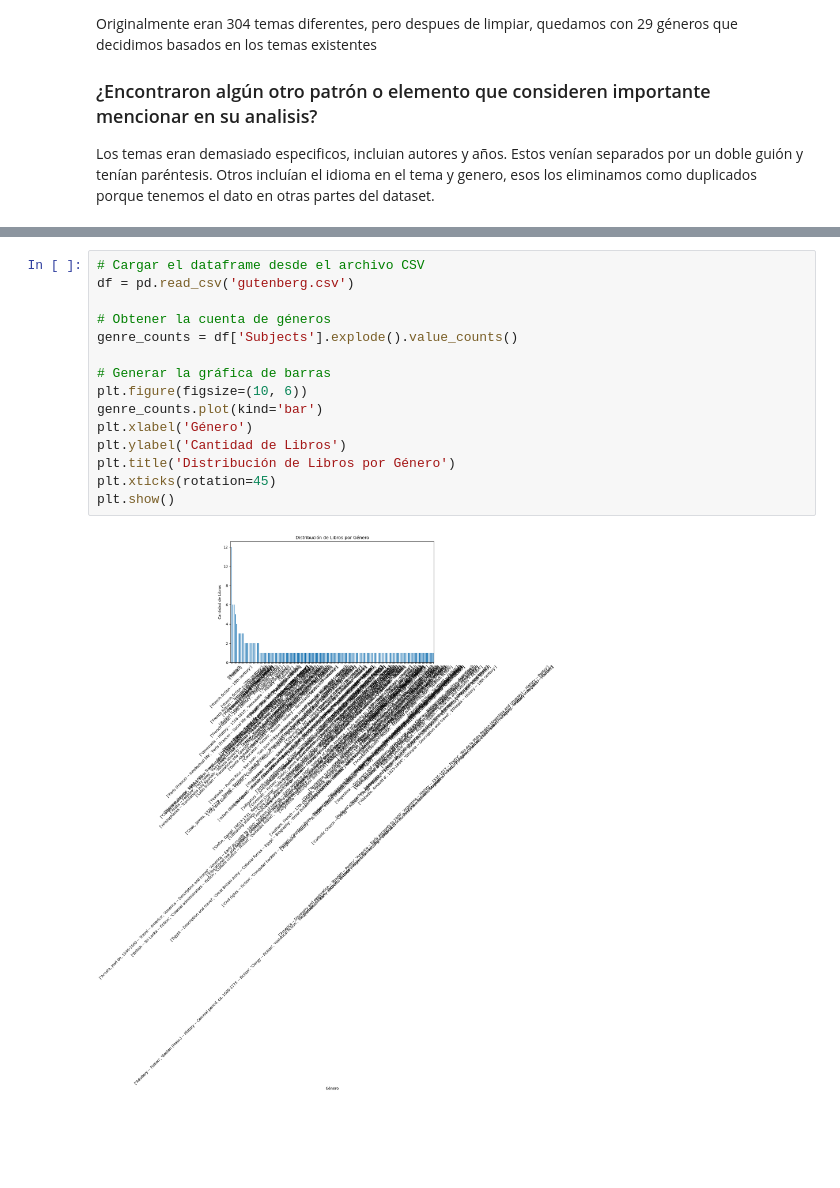
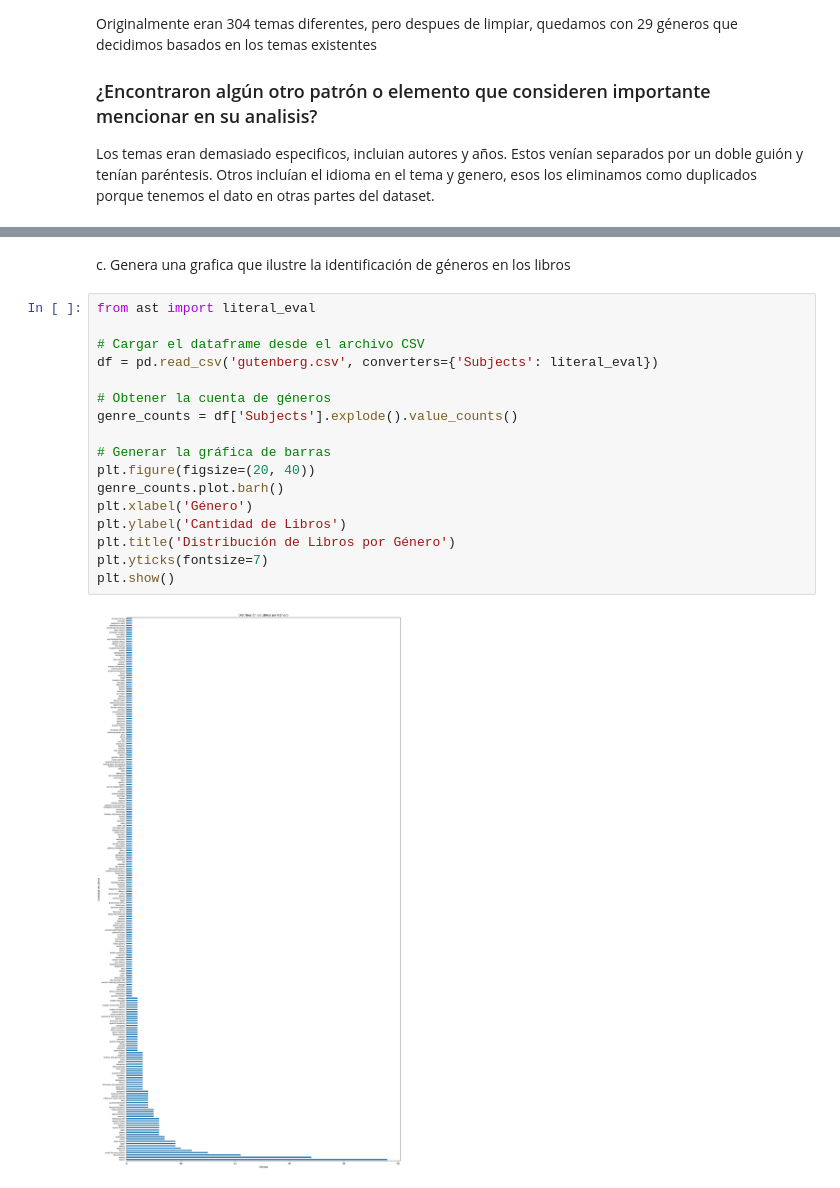
Before and after one commit to GGA-SchoolWork/AprendizajeAutomatico_Gutenberg, a Jupyter notebook: gutenberg.ipynb, the cells around one changed output, grey strips where cells are left out. Cells and saved outputs as stored; diff of their text form; blank space fills up the shorter version.

```diff
--- a/gutenberg.ipynb
+++ b/gutenberg.ipynb
@@ -367,17 +339,21 @@ plt.show()
+# %% [markdown]
+c. Genera una grafica que ilustre la identificación de géneros en los libros
 # %%
+from ast import literal_eval
+
 # Cargar el dataframe desde el archivo CSV
-df = pd.read_csv('gutenberg.csv')
+df = pd.read_csv('gutenberg.csv', converters={'Subjects': literal_eval})
 
 # Obtener la cuenta de géneros
 genre_counts = df['Subjects'].explode().value_counts()
 
 # Generar la gráfica de barras
-plt.figure(figsize=(10, 6))
-genre_counts.plot(kind='bar')
+plt.figure(figsize=(20, 40))
+genre_counts.plot.barh()
 plt.xlabel('Género')
 plt.ylabel('Cantidad de Libros')
 plt.title('Distribución de Libros por Género')
-plt.xticks(rotation=45)
+plt.yticks(fontsize=7)
 plt.show()
 # %% [output]
-[figure, old version]
+[figure, new version]
```
Also changed, not shown: parts of 12 cells of this notebook, 2 other files.
